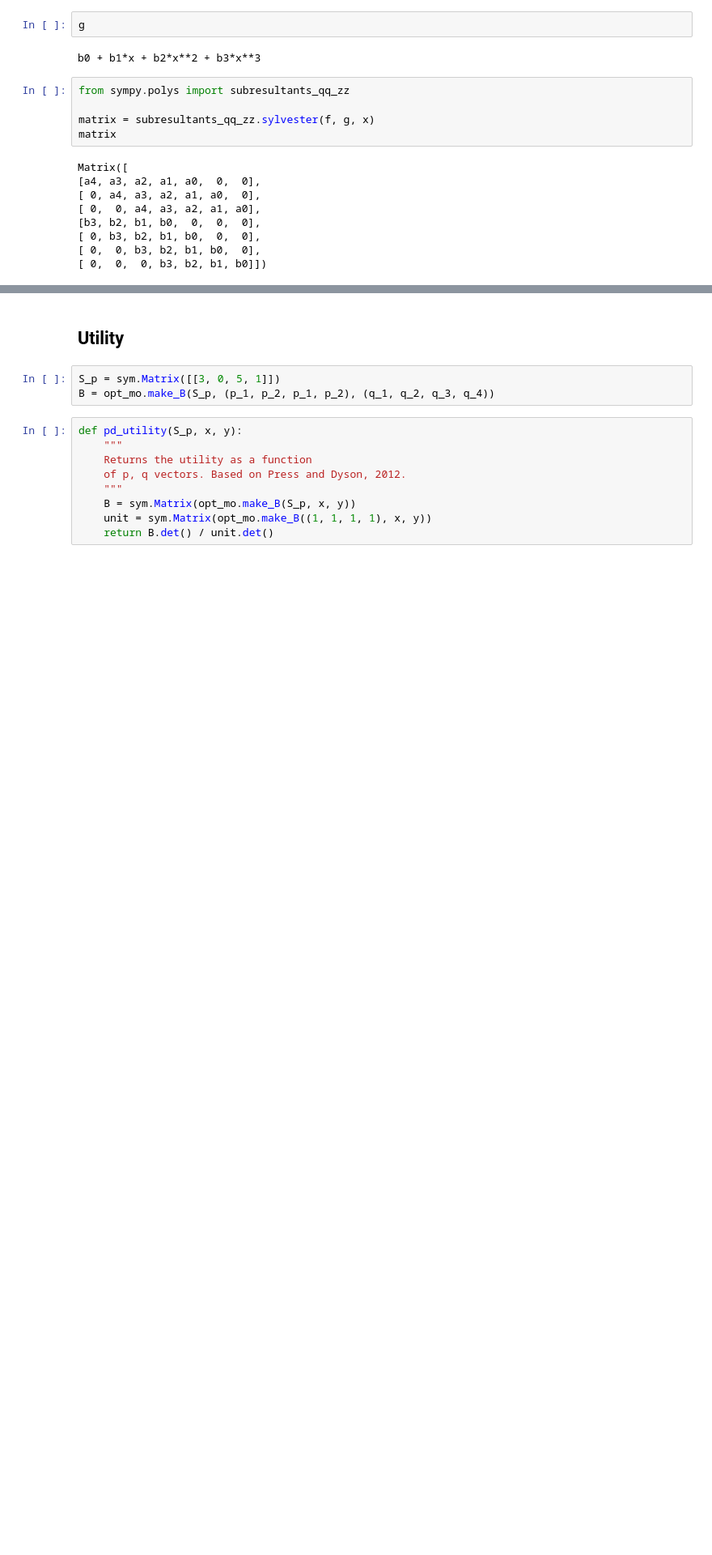
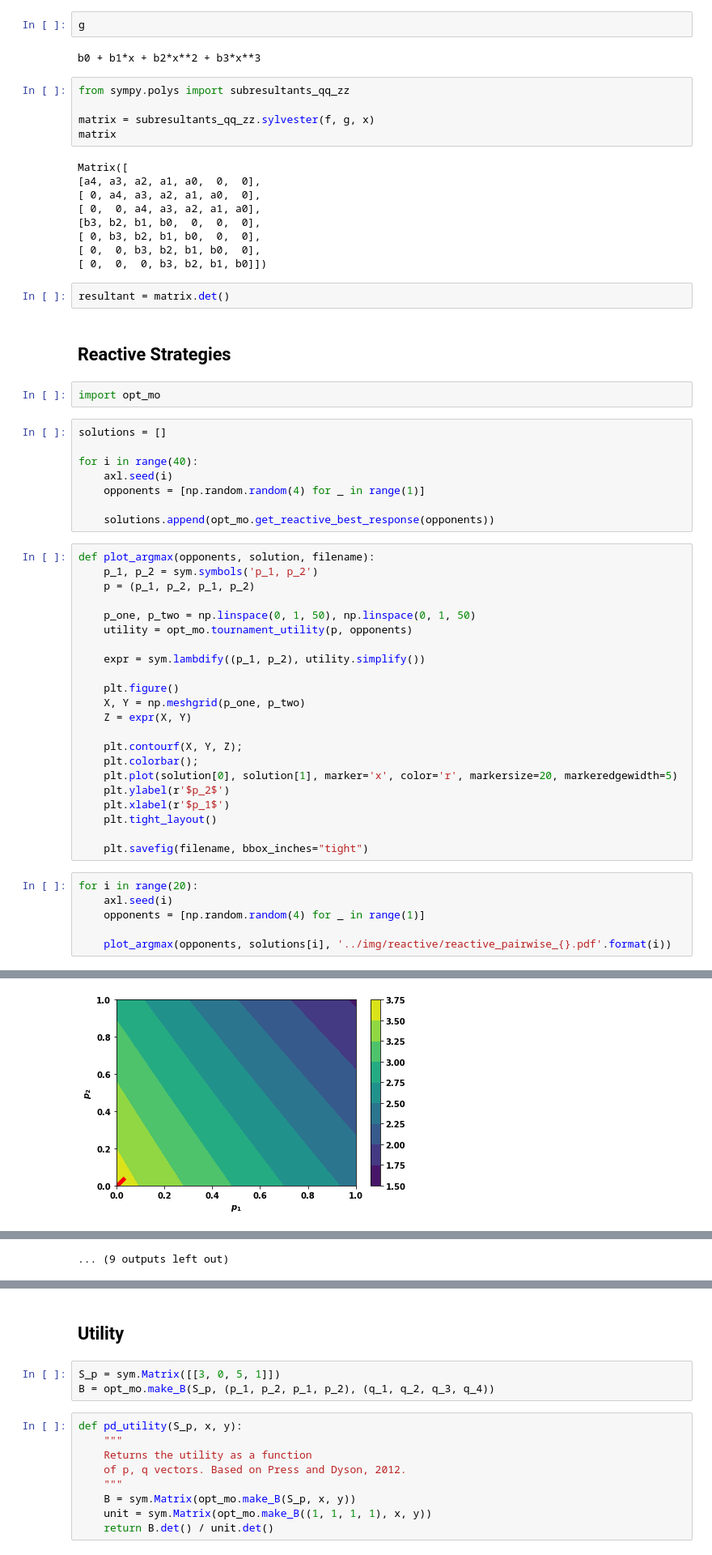
Before and after one commit to Nikoleta-v3/Thesis, a Jupyter notebook: src/chapters/05/main.ipynb, the cells around one changed output, grey strips where cells are left out. Shown at 81% size. Drawn from its saved outputs; the diff is of its cells as text; blank space fills up the shorter version.

```diff
--- a/src/chapters/05/main.ipynb
+++ b/src/chapters/05/main.ipynb
@@ -61,3 +61,47 @@ Matrix([
 [ 0, b3, b2, b1, b0,  0,  0],
 [ 0,  0, b3, b2, b1, b0,  0],
 [ 0,  0,  0, b3, b2, b1, b0]])
+# %%
+resultant = matrix.det()
+# %% [markdown]
+Reactive Strategies
+--------------------
+# %%
+import opt_mo
+# %%
+solutions = []
+
+for i in range(40):
+    axl.seed(i)
+    opponents = [np.random.random(4) for _ in range(1)]
+
+    solutions.append(opt_mo.get_reactive_best_response(opponents))
+# %%
+def plot_argmax(opponents, solution, filename):
+    p_1, p_2 = sym.symbols('p_1, p_2')
+    p = (p_1, p_2, p_1, p_2)
+
+    p_one, p_two = np.linspace(0, 1, 50), np.linspace(0, 1, 50)
+    utility = opt_mo.tournament_utility(p, opponents)
+
+    expr = sym.lambdify((p_1, p_2), utility.simplify())
+
+    plt.figure()
+    X, Y = np.meshgrid(p_one, p_two)
+    Z = expr(X, Y)
+
+    plt.contourf(X, Y, Z);
+    plt.colorbar();
+    plt.plot(solution[0], solution[1], marker='x', color='r', markersize=20, markeredgewidth=5)
+    plt.ylabel(r'$p_2$')
+    plt.xlabel(r'$p_1$')
+    plt.tight_layout()
+
+    plt.savefig(filename, bbox_inches="tight")
+# %%
+for i in range(20):
+    axl.seed(i)
+    opponents = [np.random.random(4) for _ in range(1)]
+
+    plot_argmax(opponents, solutions[i], '../img/reactive/reactive_pairwise_{}.pdf'.format(i))
+# %% [output]
@@ -63,0 +128 @@ Matrix([
+[figure, added]
@@ -63,0 +139 @@ Matrix([
+... (9 outputs left out)
```
Also changed, not shown: parts of 13 cells of this notebook, 4 other files.
